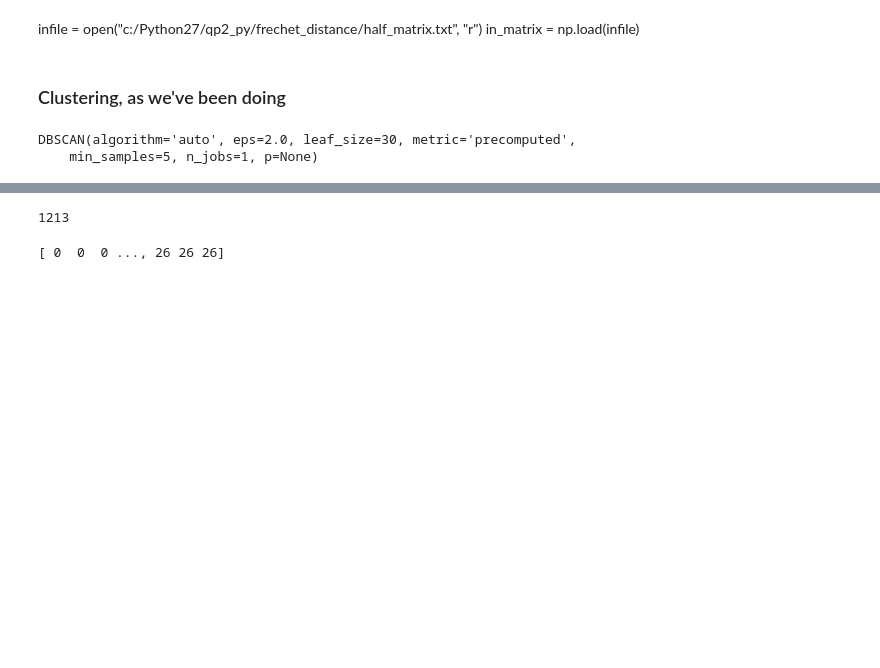
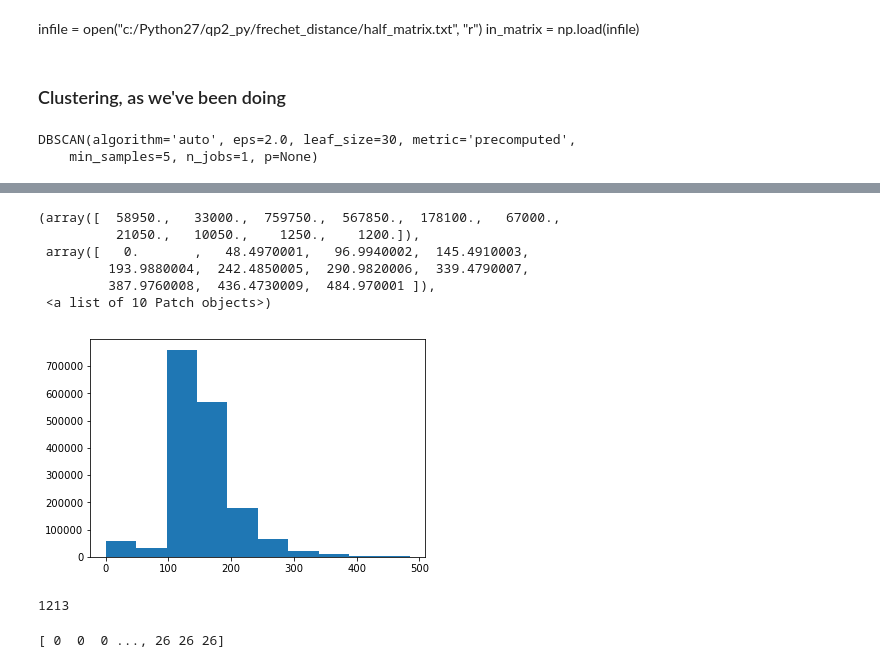
Before and after one commit to rachelrakov/QP2_Code, a Jupyter notebook: FrechetDistance_v1.0.ipynb, the cells around one changed output, grey strips where cells are left out. Drawn from its saved outputs; the diff is of its cells as text; code cells hidden in the pictures; blank space fills up the shorter version.

```diff
--- a/FrechetDistance_v1.0.ipynb
+++ b/FrechetDistance_v1.0.ipynb
@@ -242,3 +355,13 @@ DBSCAN(algorithm='auto', eps=2.0, leaf_size=30, metric='precomputed',
+# %%
+plt.hist(clusterR.flatten())
+# %% [output]
+(array([  58950.,   33000.,  759750.,  567850.,  178100.,   67000.,
+          21050.,   10050.,    1250.,    1200.]),
+ array([   0.       ,   48.4970001,   96.9940002,  145.4910003,
+         193.9880004,  242.4850005,  290.9820006,  339.4790007,
+         387.9760008,  436.4730009,  484.970001 ]),
+ <a list of 10 Patch objects>)
+[figure, added]
 # %%
 len(cluster.labels_)
 # %% [output]
```
Also changed, not shown: parts of 19 cells of this notebook.
